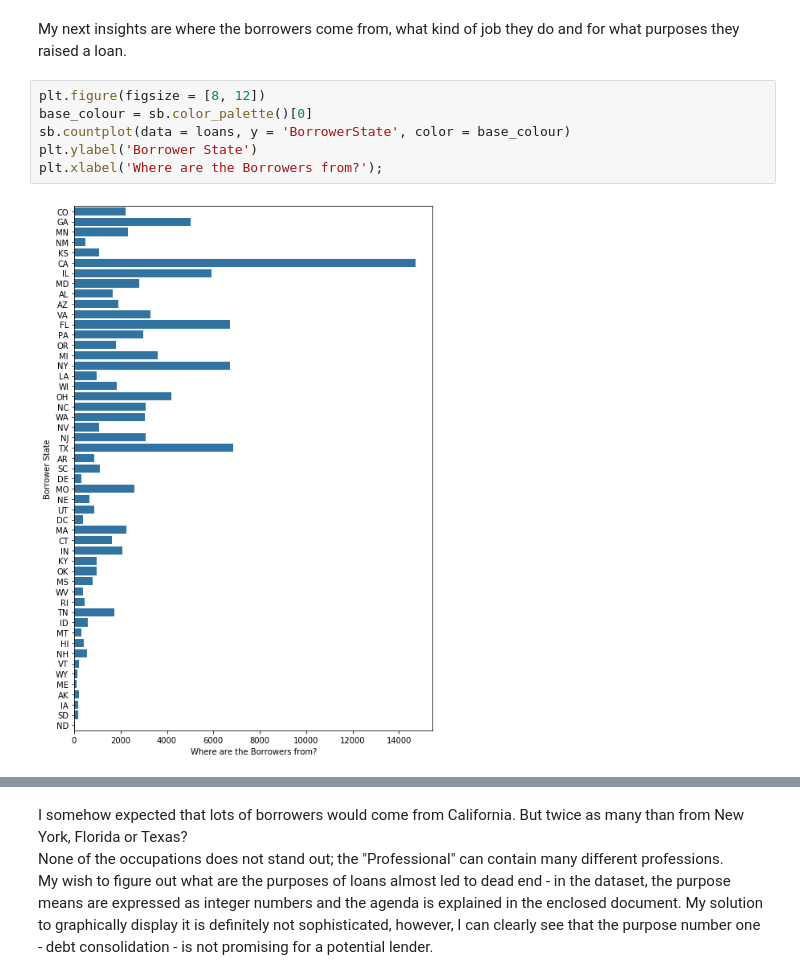
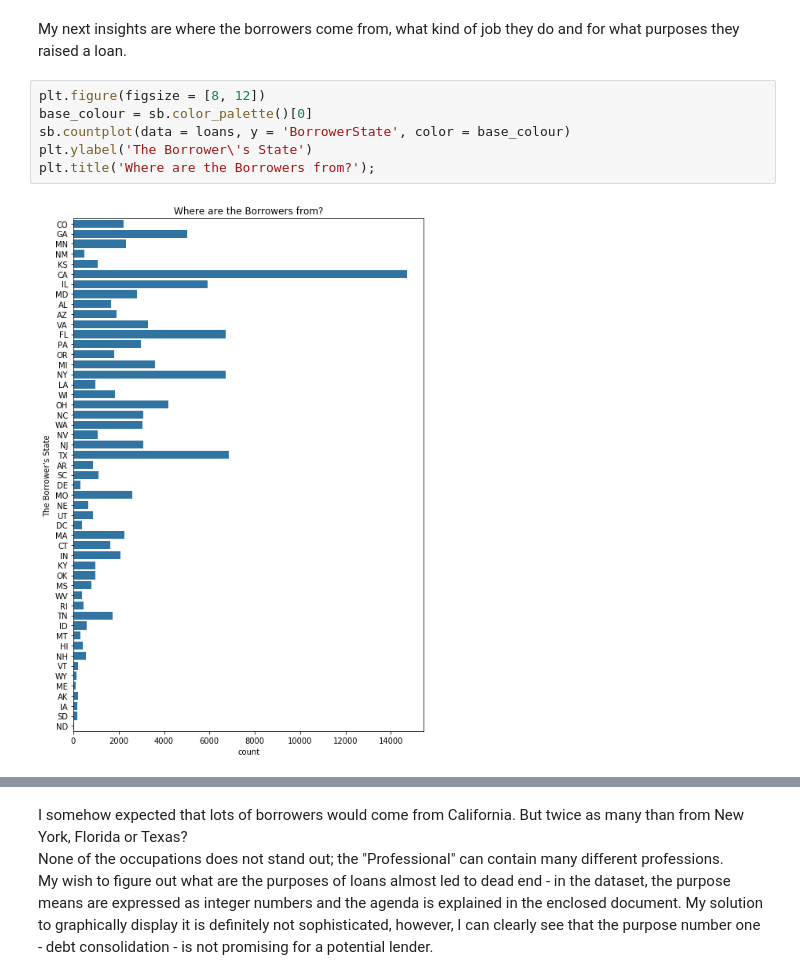
Before and after one commit to RosvitaR/Visualisation-Practice, a Jupyter notebook: exploration_template.ipynb, the cells around one changed output, grey strips where cells are left out. Cells and saved outputs as stored; diff of their text form.

```diff
--- a/exploration_template.ipynb
+++ b/exploration_template.ipynb
@@ -208,11 +206,11 @@ My next insights are where the borrowers come from, what kind of job they do and
 # %%
 plt.figure(figsize = [8, 12])
 base_colour = sb.color_palette()[0]
 sb.countplot(data = loans, y = 'BorrowerState', color = base_colour)
-plt.ylabel('Borrower State')
-plt.xlabel('Where are the Borrowers from?');
+plt.ylabel('The Borrower\'s State')
+plt.title('Where are the Borrowers from?');
 # %% [output]
-[figure, old version]
+[figure, new version]
 # %%
 loans_occupation = loans[loans.Occupation.str.contains("Other") == False]
 loans_occupation.Occupation.value_counts().nlargest(20).plot(kind ='bar')
```
Also changed, not shown: parts of 31 cells of this notebook.
